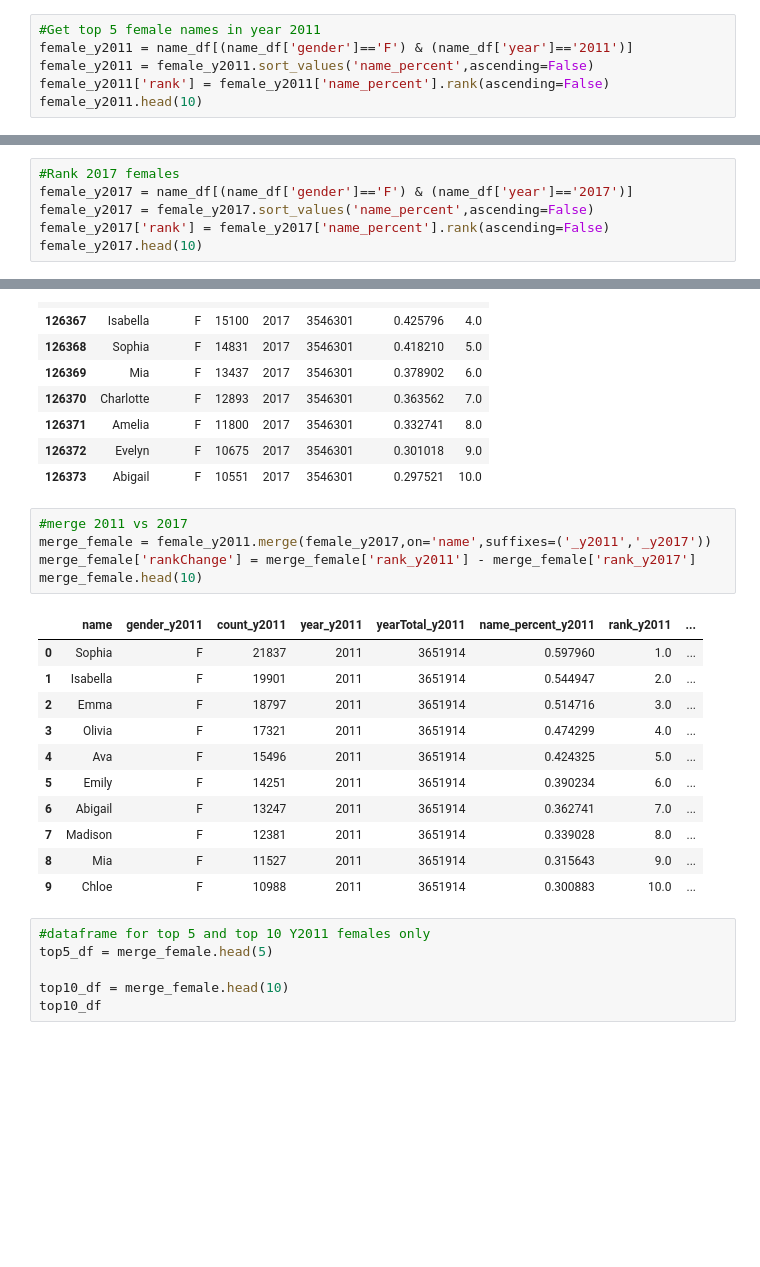
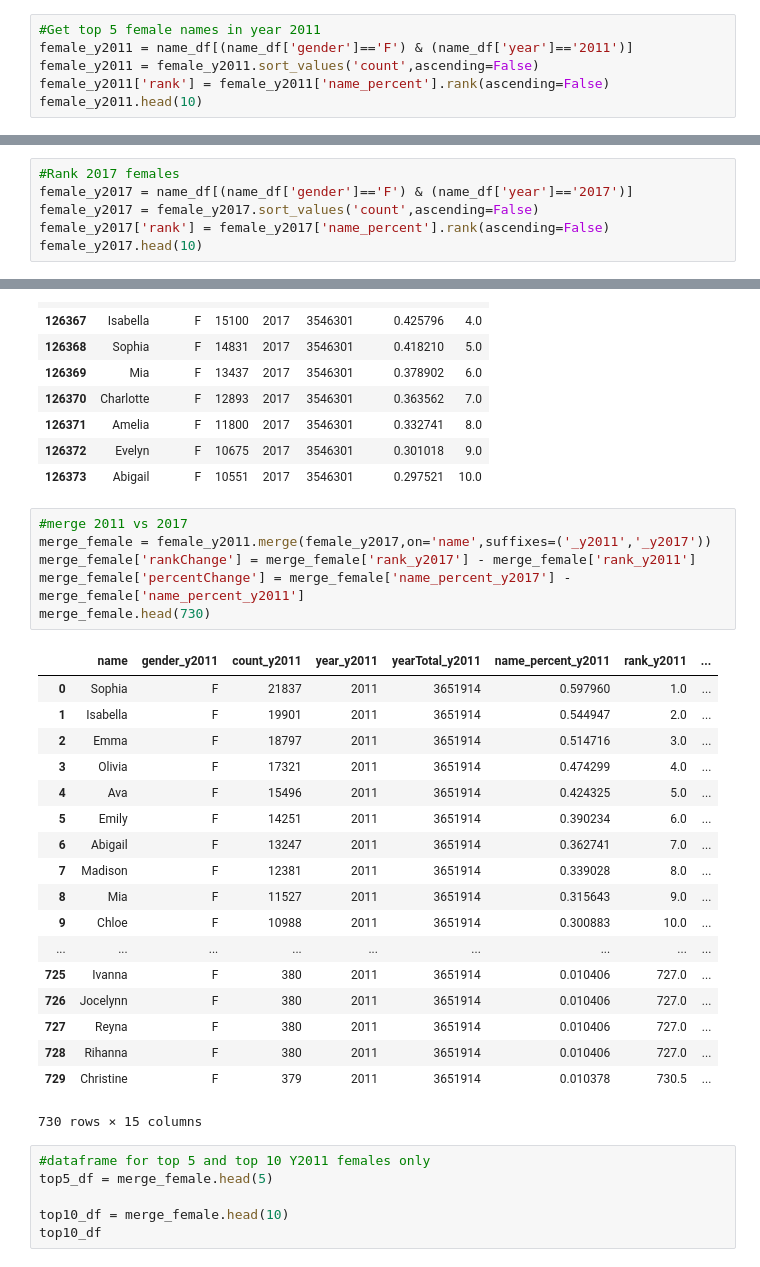
Before and after one commit to nsetnik0703/nightwatch, a Jupyter notebook: kelly_project.ipynb, the cells around one changed output, grey strips where cells are left out. Cells and saved outputs as stored; diff of their text form; blank space fills up the shorter version.

```diff
--- a/kelly_project.ipynb
+++ b/kelly_project.ipynb
@@ -92,7 +92,7 @@ name_df.head()
 # %%
 #Get top 5 female names in year 2011
 female_y2011 = name_df[(name_df['gender']=='F') & (name_df['year']=='2011')]
-female_y2011 = female_y2011.sort_values('name_percent',ascending=False)
+female_y2011 = female_y2011.sort_values('count',ascending=False)
 female_y2011['rank'] = female_y2011['name_percent'].rank(ascending=False)
 female_y2011.head(10)
 # %% [output]
@@ -110,7 +110,7 @@ female_y2011.head(10)
 # %%
 #Rank 2017 females
 female_y2017 = name_df[(name_df['gender']=='F') & (name_df['year']=='2017')]
-female_y2017 = female_y2017.sort_values('name_percent',ascending=False)
+female_y2017 = female_y2017.sort_values('count',ascending=False)
 female_y2017['rank'] = female_y2017['name_percent'].rank(ascending=False)
 female_y2017.head(10)
 # %% [output]
@@ -128,20 +128,28 @@ female_y2017.head(10)
 # %%
 #merge 2011 vs 2017
 merge_female = female_y2011.merge(female_y2017,on='name',suffixes=('_y2011','_y2017'))
-merge_female['rankChange'] = merge_female['rank_y2011'] - merge_female['rank_y2017']
-merge_female.head(10)
+merge_female['rankChange'] = merge_female['rank_y2017'] - merge_female['rank_y2011']
+merge_female['percentChange'] = merge_female['name_percent_y2017'] - merge_female['name_percent_y2011']
+merge_female.head(730)
 # %% [output]
 |  | name | gender_y2011 | count_y2011 | year_y2011 | yearTotal_y2011 | name_percent_y2011 | rank_y2011 | ... |
 | 0 | Sophia | F | 21837 | 2011 | 3651914 | 0.597960 | 1.0 | ... |
 | 1 | Isabella | F | 19901 | 2011 | 3651914 | 0.544947 | 2.0 | ... |
 | 2 | Emma | F | 18797 | 2011 | 3651914 | 0.514716 | 3.0 | ... |
 | 3 | Olivia | F | 17321 | 2011 | 3651914 | 0.474299 | 4.0 | ... |
 | 4 | Ava | F | 15496 | 2011 | 3651914 | 0.424325 | 5.0 | ... |
 | 5 | Emily | F | 14251 | 2011 | 3651914 | 0.390234 | 6.0 | ... |
 | 6 | Abigail | F | 13247 | 2011 | 3651914 | 0.362741 | 7.0 | ... |
 | 7 | Madison | F | 12381 | 2011 | 3651914 | 0.339028 | 8.0 | ... |
 | 8 | Mia | F | 11527 | 2011 | 3651914 | 0.315643 | 9.0 | ... |
 | 9 | Chloe | F | 10988 | 2011 | 3651914 | 0.300883 | 10.0 | ... |
+| ... | ... | ... | ... | ... | ... | ... | ... | ... |
+| 725 | Ivanna | F | 380 | 2011 | 3651914 | 0.010406 | 727.0 | ... |
+| 726 | Jocelynn | F | 380 | 2011 | 3651914 | 0.010406 | 727.0 | ... |
+| 727 | Reyna | F | 380 | 2011 | 3651914 | 0.010406 | 727.0 | ... |
+| 728 | Rihanna | F | 380 | 2011 | 3651914 | 0.010406 | 727.0 | ... |
+| 729 | Christine | F | 379 | 2011 | 3651914 | 0.010378 | 730.5 | ... |
+730 rows × 15 columns
 # %%
 #dataframe for top 5 and top 10 Y2011 females only
 top5_df = merge_female.head(5)
```
Also changed, not shown: parts of 11 cells of this notebook, 4 other files.
